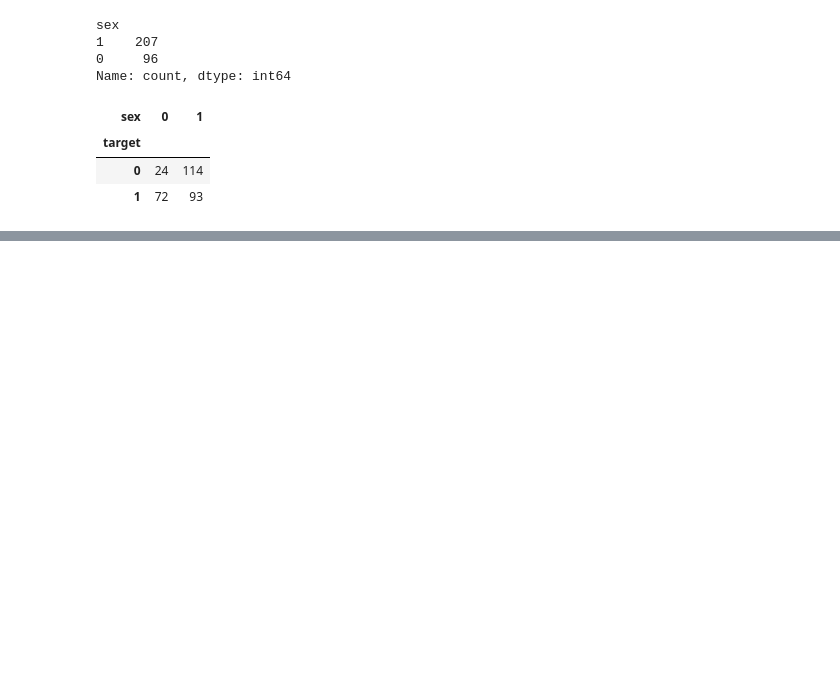
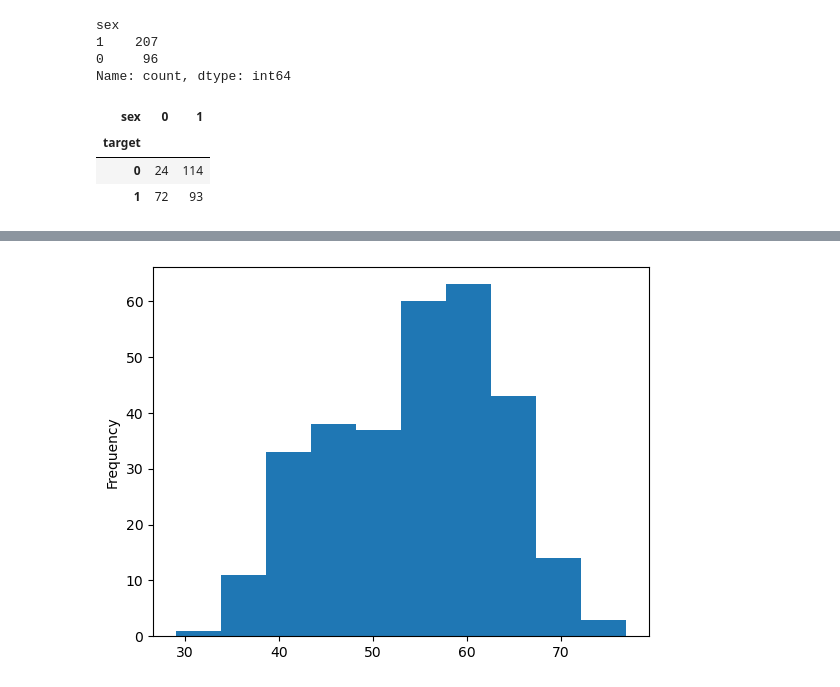
Before and after one commit to HerbertNtim/heart-disease_project, a Jupyter notebook: notebooks/end-to-end-heart-disease-classification.ipynb, the cells around one changed output, grey strips where cells are left out. Saved outputs shown, nothing was run; the diff lists cells and outputs as text; code cells hidden in the pictures; blank space fills up the shorter version.

```diff
--- a/notebooks/end-to-end-heart-disease-classification.ipynb
+++ b/notebooks/end-to-end-heart-disease-classification.ipynb
@@ -116,0 +132,5 @@ plt.legend(['Female', 'Male']);
+# %%
+# Cheak the distribution of the age column with a histogram
+heart_disease.age.plot.hist();
+# %% [output]
+[figure, added]
```
Also changed, not shown: parts of 7 cells of this notebook.
